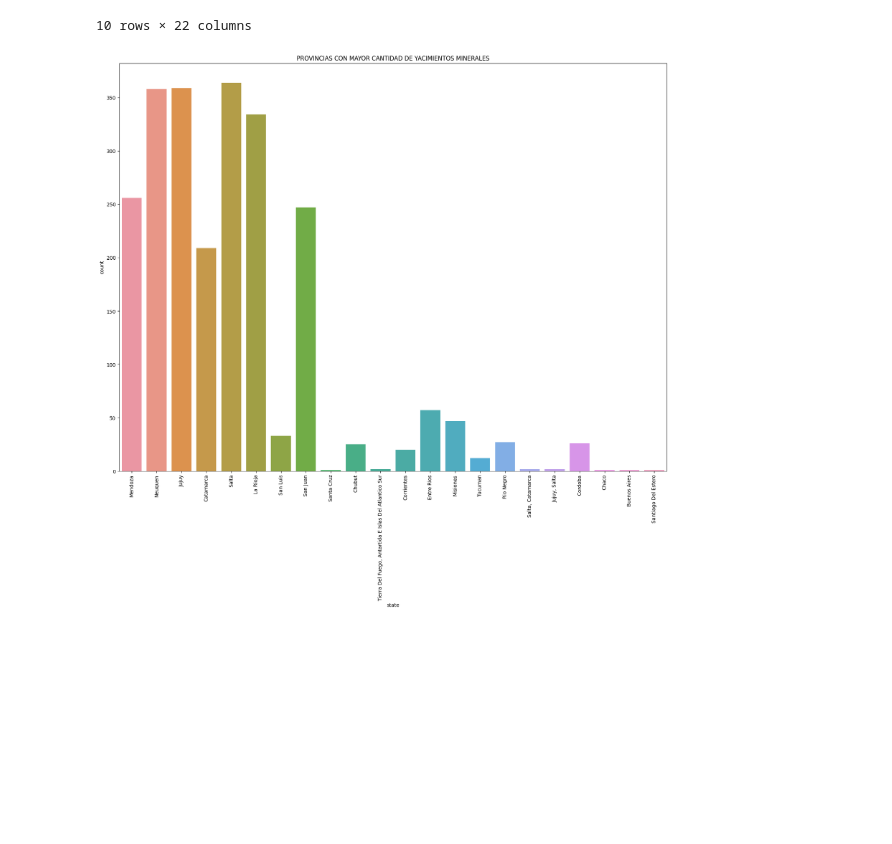
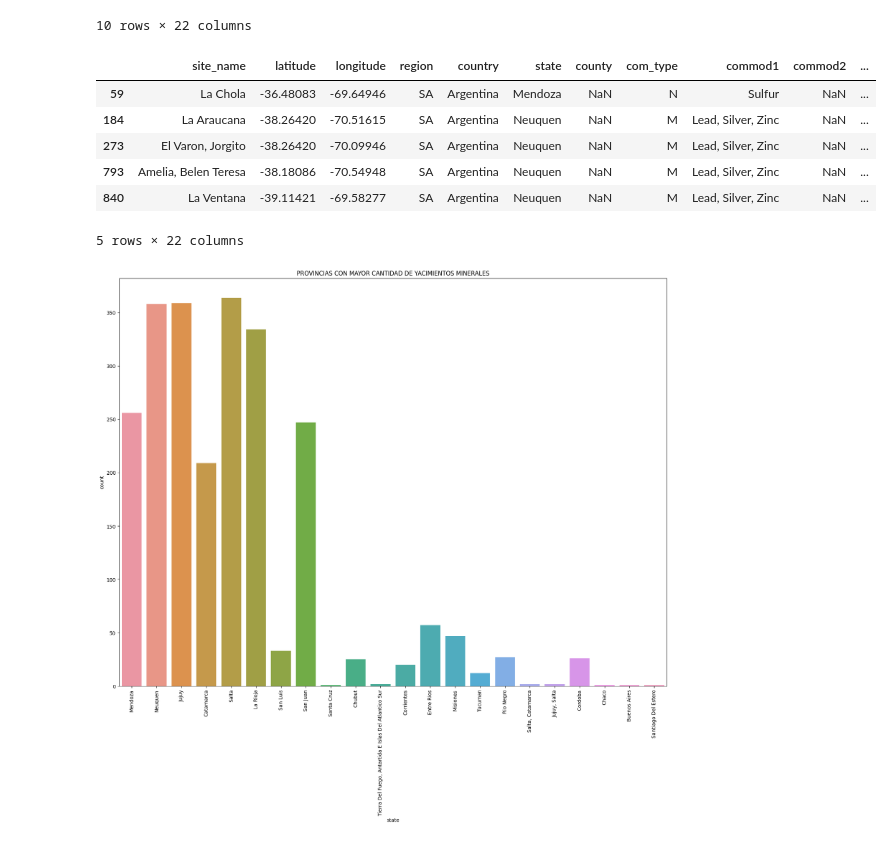
Before and after one commit to FacundoCardozo5/CoderHouse_CH-32845, a Jupyter notebook: notebooks/ProyectoDS_ParteI_Cardozo.ipynb, the cells around one changed output. Saved outputs shown, nothing was run; the diff lists cells and outputs as text; code cells hidden in the pictures; blank space fills up the shorter version.

```diff
--- a/notebooks/ProyectoDS_ParteI_Cardozo.ipynb
+++ b/notebooks/ProyectoDS_ParteI_Cardozo.ipynb
@@ -336,6 +338,17 @@ df_ARG.head(10)
 | 1343 | Juana M. Gorriti Occurence | -23.46002 | -66.85446 | SA | Argentina | Jujuy | NaN | M | Manganese | NaN | ... |
 | 1403 | Don Tomas | -22.99141 | -65.41248 | SA | Argentina | Jujuy | NaN | M | Copper | NaN | ... |
 10 rows × 22 columns
+# %%
+df_ARG = df_ARG.dropna(subset=['state'])
+df_ARG.head()
+# %% [output]
+|  | site_name | latitude | longitude | region | country | state | county | com_type | commod1 | commod2 | ... |
+| 59 | La Chola | -36.48083 | -69.64946 | SA | Argentina | Mendoza | NaN | N | Sulfur | NaN | ... |
+| 184 | La Araucana | -38.26420 | -70.51615 | SA | Argentina | Neuquen | NaN | M | Lead, Silver, Zinc | NaN | ... |
+| 273 | El Varon, Jorgito | -38.26420 | -70.09946 | SA | Argentina | Neuquen | NaN | M | Lead, Silver, Zinc | NaN | ... |
+| 793 | Amelia, Belen Teresa | -38.18086 | -70.54948 | SA | Argentina | Neuquen | NaN | M | Lead, Silver, Zinc | NaN | ... |
+| 840 | La Ventana | -39.11421 | -69.58277 | SA | Argentina | Neuquen | NaN | M | Lead, Silver, Zinc | NaN | ... |
+5 rows × 22 columns
 # %%
 plt.figure(figsize=(20,15))
 plt.title("PROVINCIAS CON MAYOR CANTIDAD DE YACIMIENTOS MINERALES")
```
Also changed, not shown: parts of 3 cells of this notebook.
